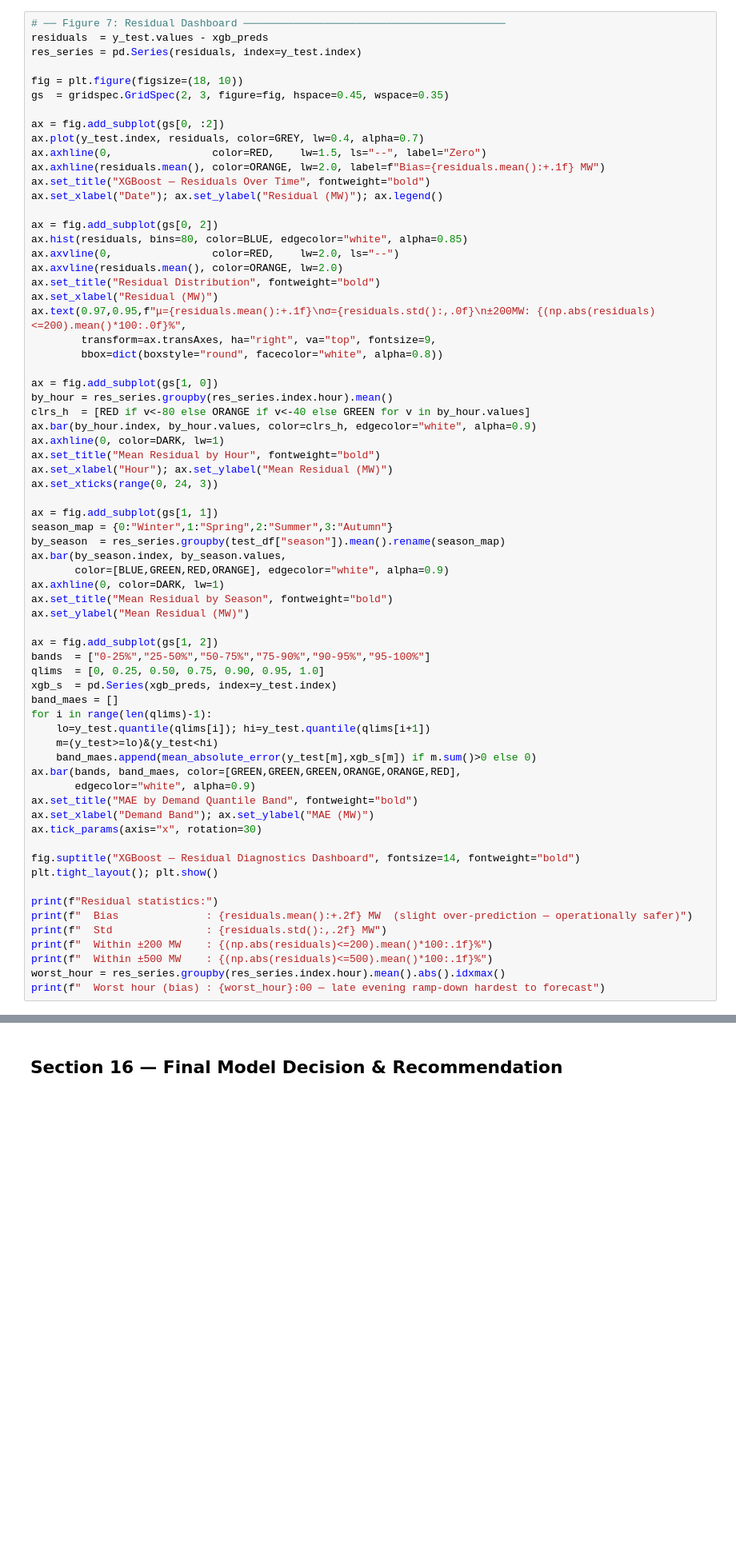
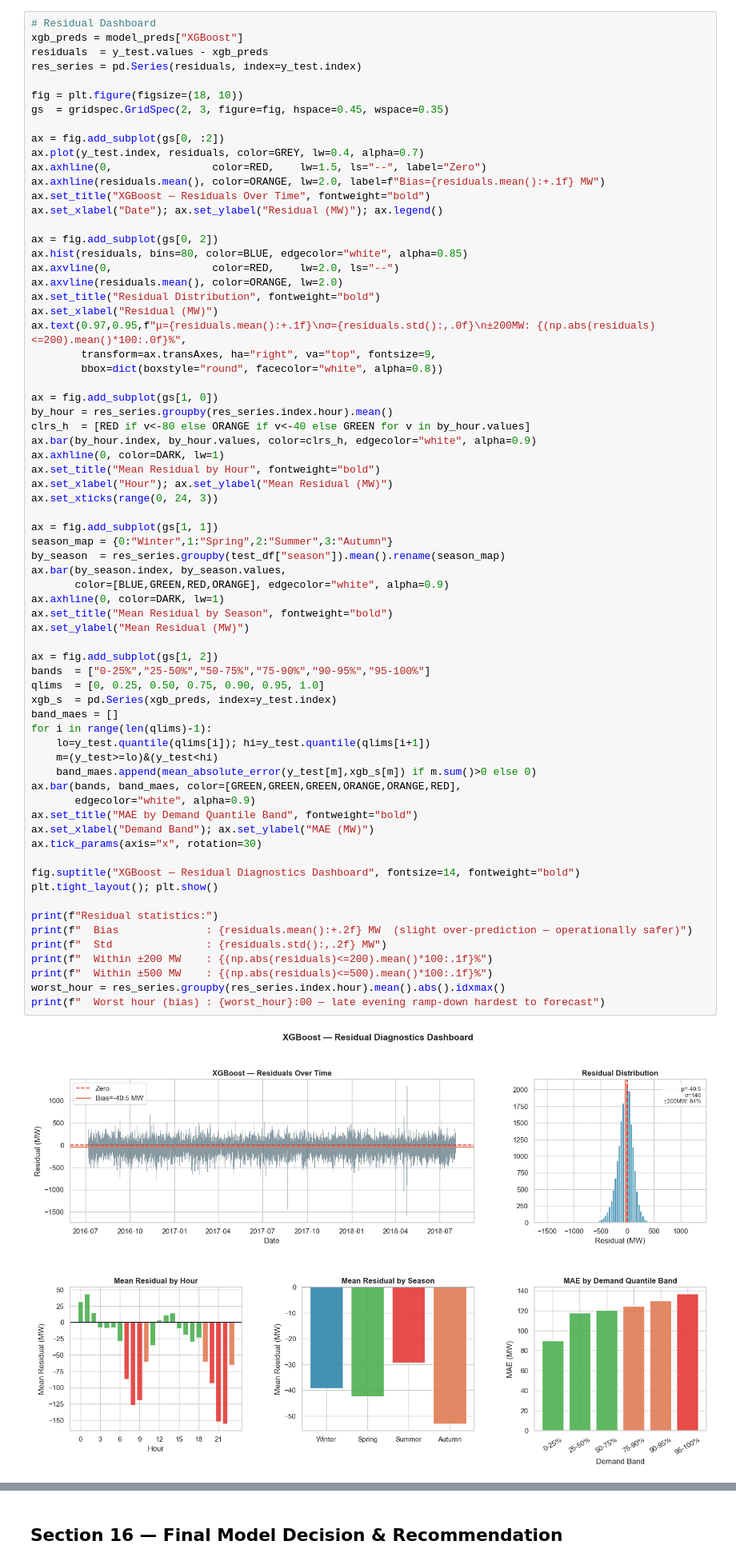
Before and after one commit to tahermamun/AI-Energy-Consumption-Forecasting, a Jupyter notebook: notebook/project_artefact.ipynb, the cells around one changed output, grey strips where cells are left out. Shown at 80% size. Cells and saved outputs as stored; diff of their text form; blank space fills up the shorter version.

Commit message:
feat: added model validation with residual and peak demand

```diff
--- a/notebook/project_artefact.ipynb
+++ b/notebook/project_artefact.ipynb
@@ -1488,7 +1489,8 @@ Three properties indicate a well-specified model:
 2. **Homoscedasticity** — consistent variance across demand levels
 3. **No autocorrelation** — no remaining temporal structure missed
 # %%
-# ── Figure 7: Residual Dashboard ──────────────────────────────────────────
+# Residual Dashboard
+xgb_preds = model_preds["XGBoost"]
 residuals  = y_test.values - xgb_preds
 res_series = pd.Series(residuals, index=y_test.index)
 
@@ -1529,30 +1531,31 @@ ax.bar(by_season.index, by_season.values,
 ax.axhline(0, color=DARK, lw=1)
 ax.set_title("Mean Residual by Season", fontweight="bold")
 ax.set_ylabel("Mean Residual (MW)")
 
 ax = fig.add_subplot(gs[1, 2])
 bands  = ["0-25%","25-50%","50-75%","75-90%","90-95%","95-100%"]
 qlims  = [0, 0.25, 0.50, 0.75, 0.90, 0.95, 1.0]
 xgb_s  = pd.Series(xgb_preds, index=y_test.index)
 band_maes = []
 for i in range(len(qlims)-1):
     lo=y_test.quantile(qlims[i]); hi=y_test.quantile(qlims[i+1])
     m=(y_test>=lo)&(y_test<hi)
     band_maes.append(mean_absolute_error(y_test[m],xgb_s[m]) if m.sum()>0 else 0)
 ax.bar(bands, band_maes, color=[GREEN,GREEN,GREEN,ORANGE,ORANGE,RED],
        edgecolor="white", alpha=0.9)
 ax.set_title("MAE by Demand Quantile Band", fontweight="bold")
 ax.set_xlabel("Demand Band"); ax.set_ylabel("MAE (MW)")
 ax.tick_params(axis="x", rotation=30)
 
 fig.suptitle("XGBoost — Residual Diagnostics Dashboard", fontsize=14, fontweight="bold")
 plt.tight_layout(); plt.show()
 
 print(f"Residual statistics:")
 print(f"  Bias              : {residuals.mean():+.2f} MW  (slight over-prediction — operationally safer)")
 print(f"  Std               : {residuals.std():,.2f} MW")
 print(f"  Within ±200 MW    : {(np.abs(residuals)<=200).mean()*100:.1f}%")
 print(f"  Within ±500 MW    : {(np.abs(residuals)<=500).mean()*100:.1f}%")
 worst_hour = res_series.groupby(res_series.index.hour).mean().abs().idxmax()
 print(f"  Worst hour (bias) : {worst_hour}:00 — late evening ramp-down hardest to forecast")
 # %% [output]
+[figure, added]
```
Also changed, not shown: parts of 9 cells of this notebook.
